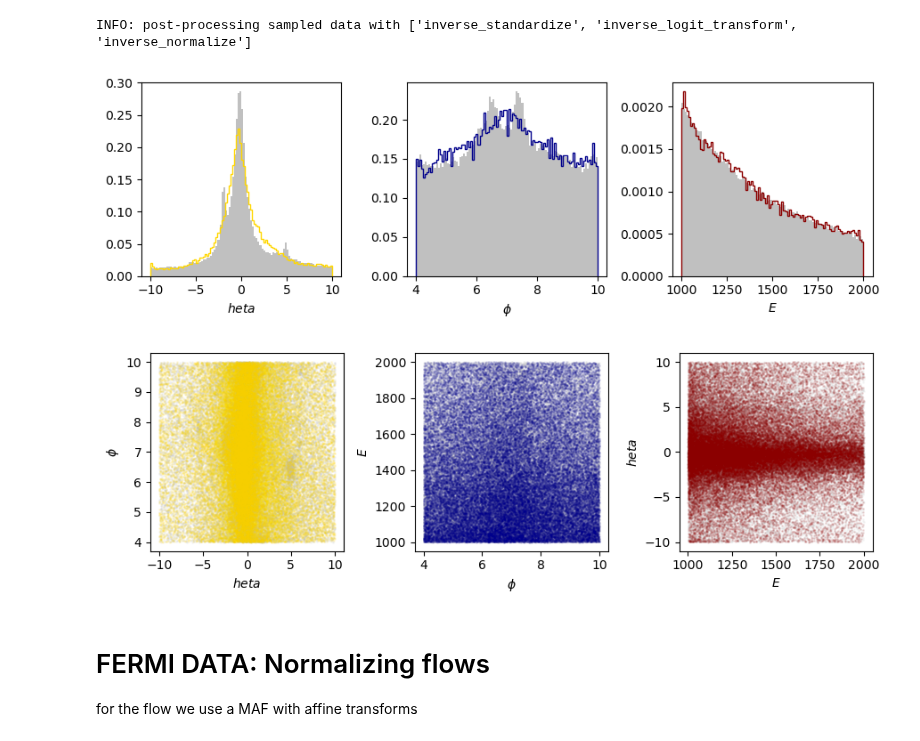
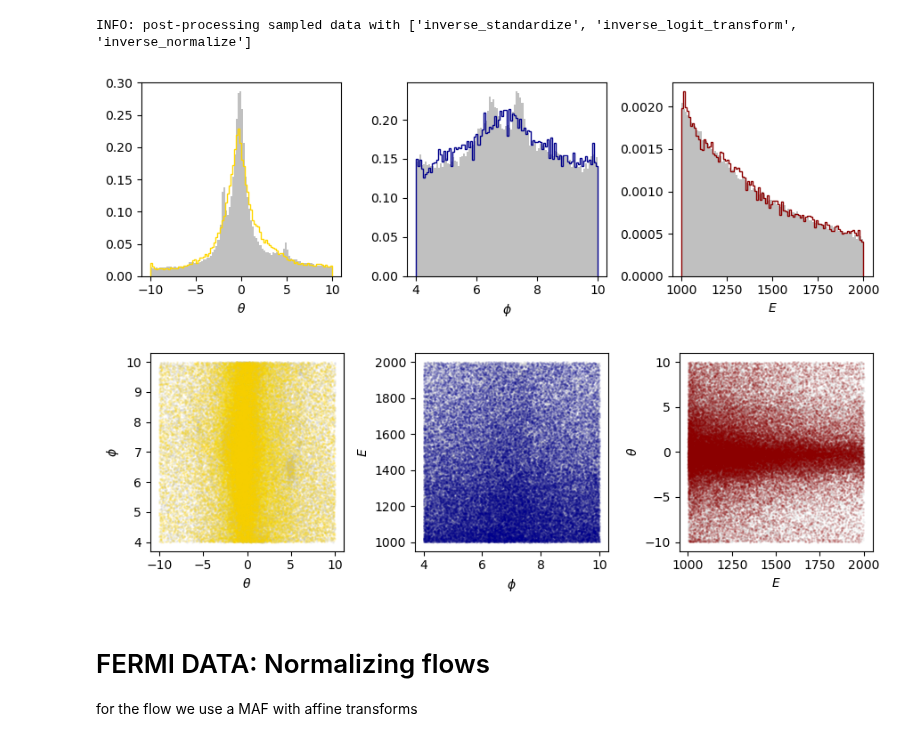
Before and after one commit to dfaroughy/DynGenModels, a Jupyter notebook: experiments/fermi.ipynb, the cells around one changed output. Saved outputs shown, nothing was run; the diff lists cells and outputs as text; code cells hidden in the pictures.

```diff
--- a/experiments/fermi.ipynb
+++ b/experiments/fermi.ipynb
@@ -71,28 +71,28 @@ pipeline = FlowMatchPipeline(trained_model=cfm,
 INFO: neural ODE solver with midpoint method and steps=500
 INFO: post-processing sampled data with ['inverse_standardize', 'inverse_logit_transform', 'inverse_normalize']
 # %%
-coord = ['$\theta$', '$\phi$', '$E$']
+coord = [r'$\theta$', r'$\phi$', r'$E$']
 color=['gold', 'darkblue', 'darkred']
 
 fig, ax = plt.subplots(1, 3, figsize=(9, 3))
 for i in range(3):
     ax[i].hist(dataset.target[..., i], bins=100, color='silver', density=True)
     ax[i].hist(pipeline.target[..., i], bins=100, color=color[i], histtype='step', density=True)
     ax[i].set_xlabel(coord[i])
 plt.tight_layout()
 plt.show()
 
 fig, ax = plt.subplots(1, 3, figsize=(9, 3))
 for i, j in [(0,1), (1,2), (2,0)]:
     ax[i].scatter(dataset.target[:50000, i], dataset.target[:50000, j], s=1, alpha=0.1, c='silver')
     ax[i].scatter(pipeline.target[:50000, i], pipeline.target[:50000, j], s=1, alpha=0.1, c=color[i])
     ax[i].set_xlabel(coord[i])
     ax[i].set_ylabel(coord[j])
 plt.tight_layout()
 plt.show()
 # %% [output]
-[figure, old version]
+[figure, new version]
-[figure, old version]
+[figure, new version]
 # %% [markdown]
 # FERMI DATA: Normalizing flows
 for the flow we use a MAF with affine transforms
```
Also changed, not shown: 3 other files.
